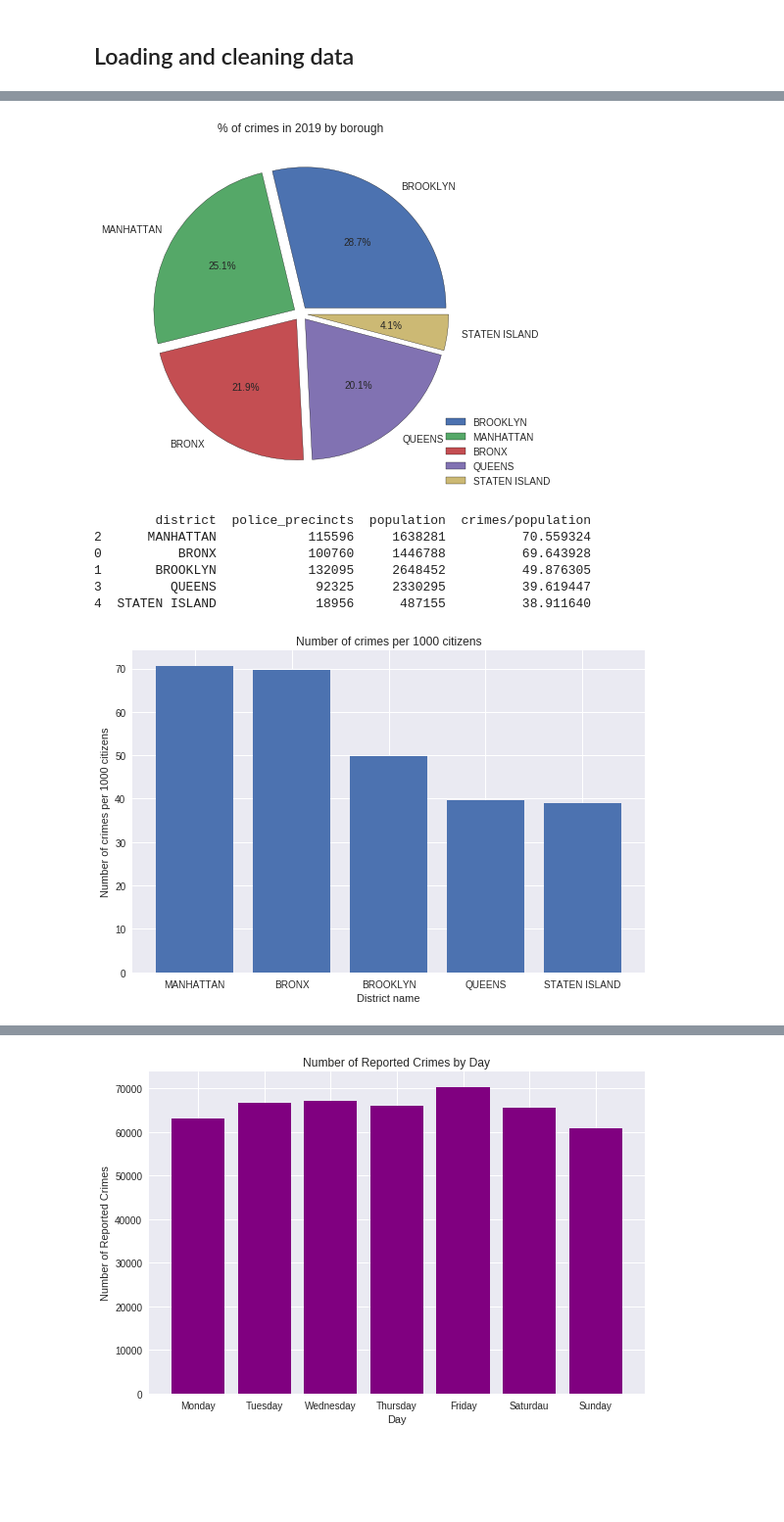
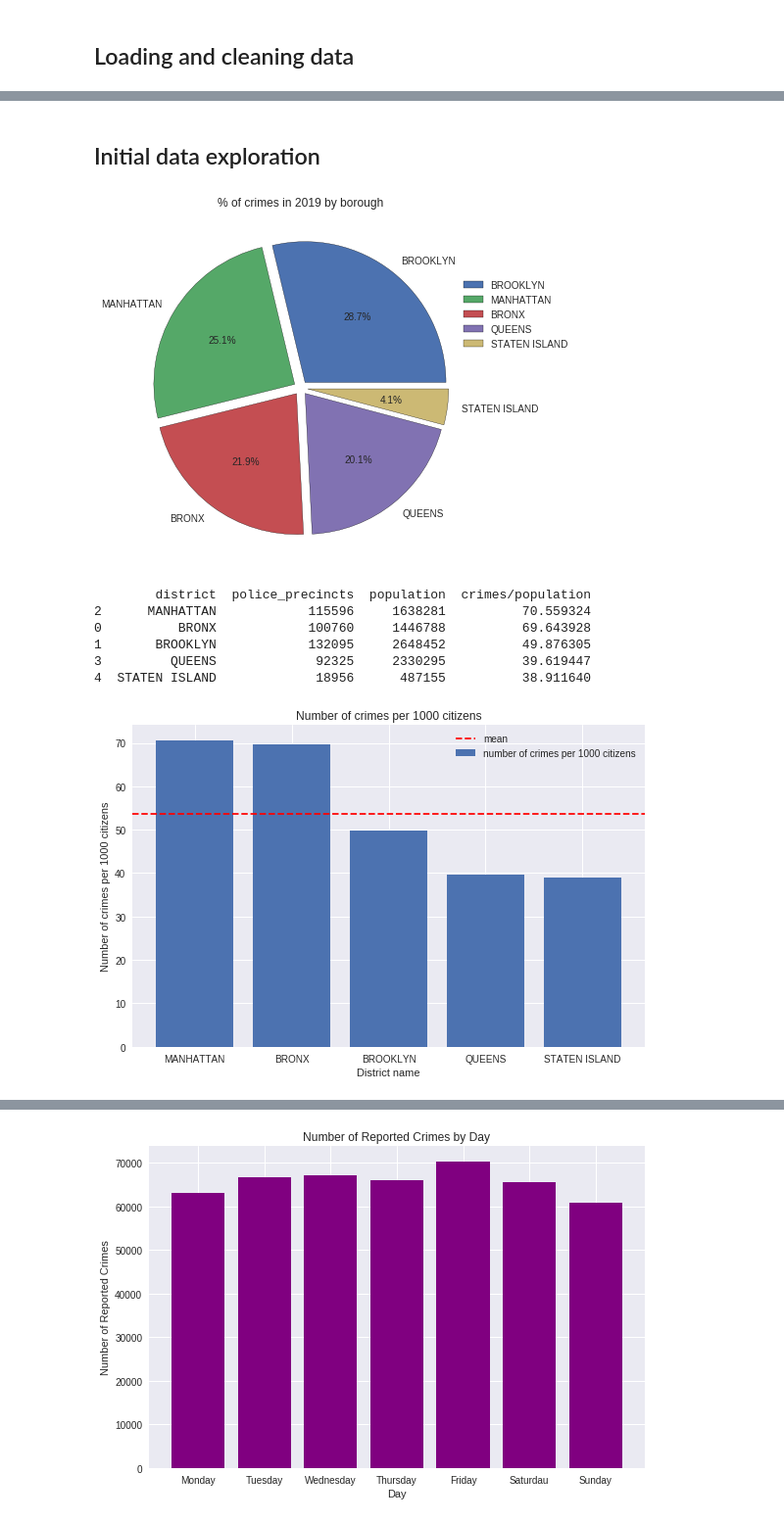
Before and after one commit to michalradecki/python_data_NY_crime, a Jupyter notebook: data_analysis_NYPD_crime.ipynb, the cells around one changed output, grey strips where cells are left out. Shown at 98% size. Saved outputs shown, nothing was run; the diff lists cells and outputs as text; code cells hidden in the pictures; blank space fills up the shorter version.

```diff
--- a/data_analysis_NYPD_crime.ipynb
+++ b/data_analysis_NYPD_crime.ipynb
@@ -143,22 +138,31 @@ df['time_crime_report'] = ''
 df['notification_date'] = pd.to_datetime(df['notification_date'])
 df['crime_date'] = pd.to_datetime(df['crime_date'])
 df['time_crime_report'] = (df['crime_date'] - df['notification_date']).abs().dt.days
+# %%
+#reordering columns
+df = df[['crime_date', 'crime_time', 'crime_day', 'crime_month', 'time_crime_report', 'district',
+         'disctrict_population', 'case_solved', 'ofns_desc', 'detail_ofns_desc', 'ofns_level',
+         'loc_of_occur_desc', 'prem_typ_desc', 'parks_nm', 'susp_age_group', 'susp_race',
+         'susp_sex', 'vic_age_group', 'vic_race', 'vic_sex', 'notification_date', 'notification_station_name',
+         'latitude', 'longitude', 'lat_lon', 'police_precincts','housing_dev_name', 'id_housing_dev']]
+# %% [markdown]
+## Initial data exploration
 # %%
 # %crimes by districts
 plt.style.use('seaborn')
 
 pie_data = df['district'].value_counts(normalize=True)
 explode = [0.05, 0.05, 0.05, 0.05, 0.05]
 labels = df['district'].value_counts(normalize=True).index
 
 plt.pie(pie_data, labels=labels, explode=explode, autopct='%1.1f%%', wedgeprops={'edgecolor': 'black'})
 
 plt.title('% of crimes in 2019 by borough')
-plt.legend(loc=(0.9,0))
+plt.legend(loc=(.95, .6))
 
 plt.tight_layout()
 # %% [output]
-[figure, old version]
+[figure, new version]
 # %%
 #nb of crimes by district/district population
 
@@ -166,13 +170,18 @@ nb_crim_dist_pop = df.groupby(['district']).count().merge(ny_population, on='dis
 nb_crim_dist_pop = nb_crim_dist_pop[['district', 'police_precincts', 'population']]
 nb_crim_dist_pop['crimes/population'] = (nb_crim_dist_pop.police_precincts/nb_crim_dist_pop.population)*1000
 nb_crim_dist_pop.sort_values(by='crimes/population', inplace=True, ascending=False)
+mean = nb_crim_dist_pop['crimes/population'].mean()
 print(nb_crim_dist_pop)
 
-plt.bar(nb_crim_dist_pop.district, nb_crim_dist_pop['crimes/population'])
+plt.bar(nb_crim_dist_pop.district, nb_crim_dist_pop['crimes/population'],
+        label='number of crimes per 1000 citizens')
+
+plt.axhline(mean, color='red', linestyle='--', label='mean')
 
 plt.title('Number of crimes per 1000 citizens')
 plt.ylabel('Number of crimes per 1000 citizens')
 plt.xlabel("District name")
+plt.legend()
 plt.tight_layout()
 # %% [output]
         district  police_precincts  population  crimes/population
@@ -181,4 +190,4 @@ plt.tight_layout()
 1       BROOKLYN            132095     2648452          49.876305
 3         QUEENS             92325     2330295          39.619447
 4  STATEN ISLAND             18956      487155          38.911640
-[figure, old version]
+[figure, new version]
```
Also changed, not shown: parts of 20 cells of this notebook, 1 other file.
